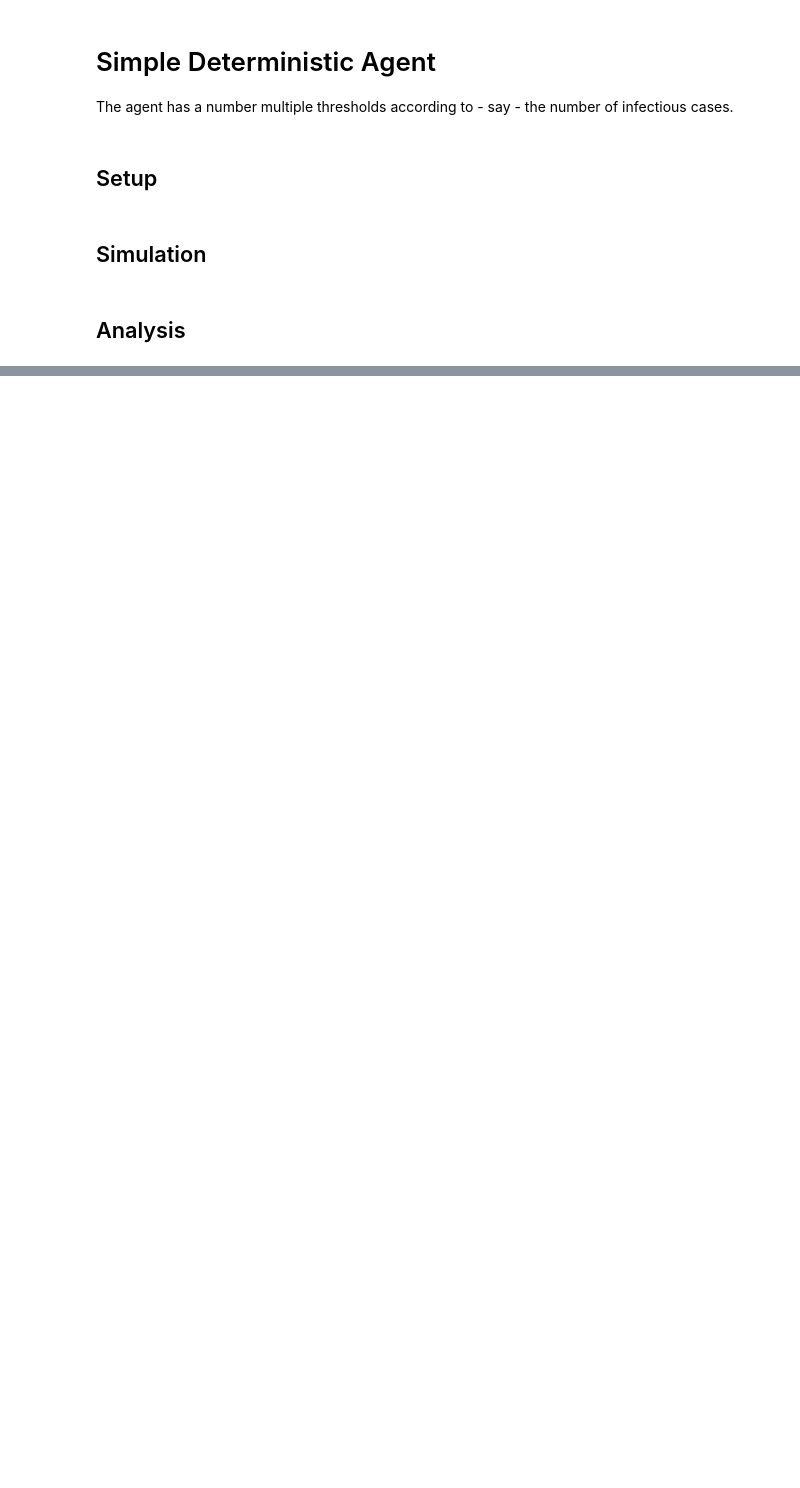
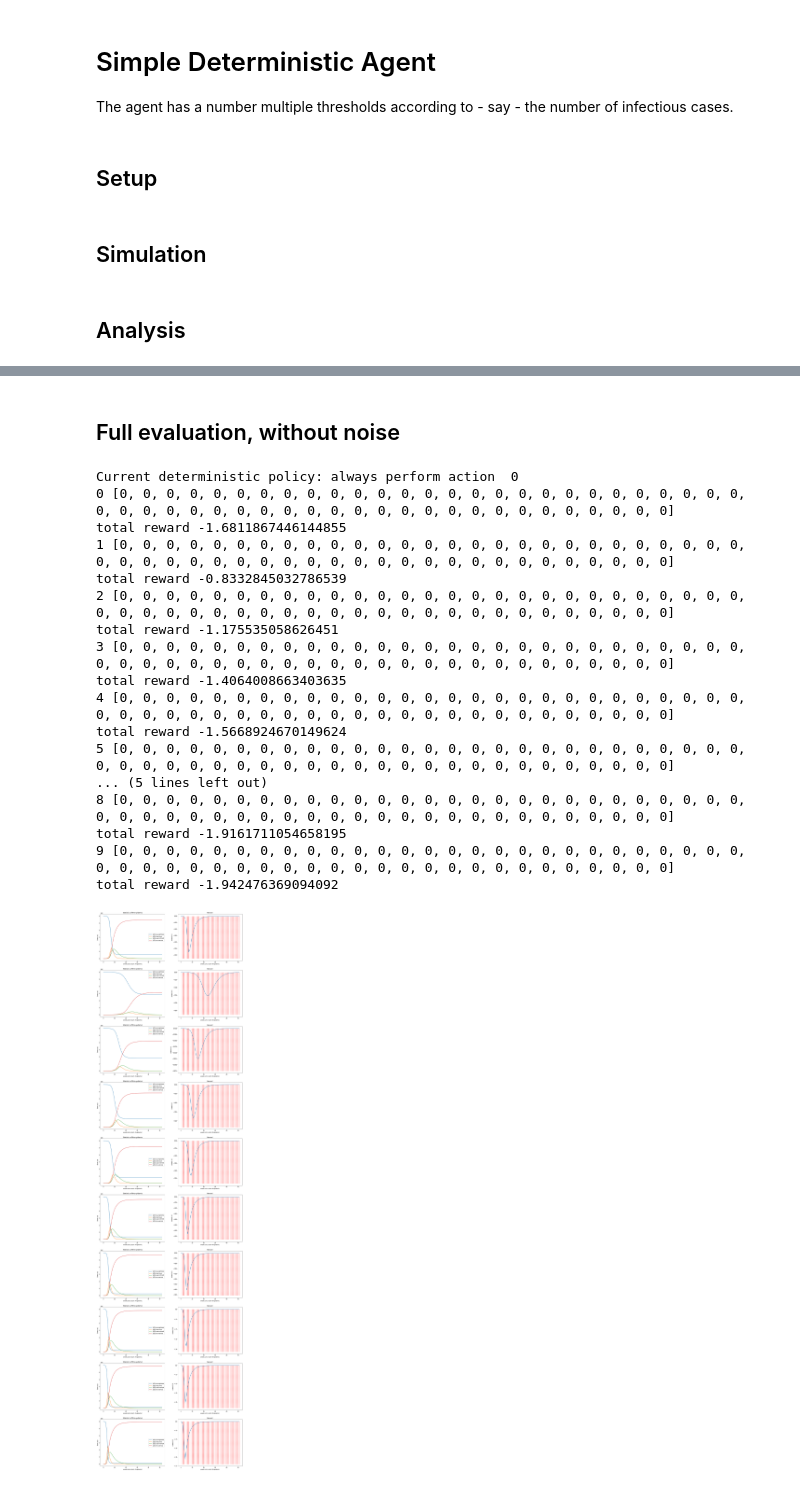
Before and after one commit to erolm-a/ai-coursework-2020, a Jupyter notebook: notebooks/run_deterministic.ipynb, the cells around one changed output, grey strips where cells are left out. Cells and saved outputs as stored; diff of their text form; code cells hidden in the pictures; blank space fills up the shorter version.

```diff
--- a/notebooks/run_deterministic.ipynb
+++ b/notebooks/run_deterministic.ipynb
@@ -102,0 +57,28 @@ Best policy: policy no.  2
+# %% [markdown]
+## Full evaluation, without noise
+# %%
+env = virl.Epidemic()
+
+for action in range(env.action_space.n):
+    print("Current deterministic policy: always perform action ", action)
+    utils.evaluate(make_policy(action), full_eval=True)
+    plt.show()
+# %% [output]
+Current deterministic policy: always perform action  0
+0 [0, 0, 0, 0, 0, 0, 0, 0, 0, 0, 0, 0, 0, 0, 0, 0, 0, 0, 0, 0, 0, 0, 0, 0, 0, 0, 0, 0, 0, 0, 0, 0, 0, 0, 0, 0, 0, 0, 0, 0, 0, 0, 0, 0, 0, 0, 0, 0, 0, 0, 0, 0]
+total reward -1.6811867446144855
+1 [0, 0, 0, 0, 0, 0, 0, 0, 0, 0, 0, 0, 0, 0, 0, 0, 0, 0, 0, 0, 0, 0, 0, 0, 0, 0, 0, 0, 0, 0, 0, 0, 0, 0, 0, 0, 0, 0, 0, 0, 0, 0, 0, 0, 0, 0, 0, 0, 0, 0, 0, 0]
+total reward -0.8332845032786539
+2 [0, 0, 0, 0, 0, 0, 0, 0, 0, 0, 0, 0, 0, 0, 0, 0, 0, 0, 0, 0, 0, 0, 0, 0, 0, 0, 0, 0, 0, 0, 0, 0, 0, 0, 0, 0, 0, 0, 0, 0, 0, 0, 0, 0, 0, 0, 0, 0, 0, 0, 0, 0]
+total reward -1.175535058626451
+3 [0, 0, 0, 0, 0, 0, 0, 0, 0, 0, 0, 0, 0, 0, 0, 0, 0, 0, 0, 0, 0, 0, 0, 0, 0, 0, 0, 0, 0, 0, 0, 0, 0, 0, 0, 0, 0, 0, 0, 0, 0, 0, 0, 0, 0, 0, 0, 0, 0, 0, 0, 0]
+total reward -1.4064008663403635
+4 [0, 0, 0, 0, 0, 0, 0, 0, 0, 0, 0, 0, 0, 0, 0, 0, 0, 0, 0, 0, 0, 0, 0, 0, 0, 0, 0, 0, 0, 0, 0, 0, 0, 0, 0, 0, 0, 0, 0, 0, 0, 0, 0, 0, 0, 0, 0, 0, 0, 0, 0, 0]
+total reward -1.5668924670149624
+5 [0, 0, 0, 0, 0, 0, 0, 0, 0, 0, 0, 0, 0, 0, 0, 0, 0, 0, 0, 0, 0, 0, 0, 0, 0, 0, 0, 0, 0, 0, 0, 0, 0, 0, 0, 0, 0, 0, 0, 0, 0, 0, 0, 0, 0, 0, 0, 0, 0, 0, 0, 0]
+... (5 lines left out)
+8 [0, 0, 0, 0, 0, 0, 0, 0, 0, 0, 0, 0, 0, 0, 0, 0, 0, 0, 0, 0, 0, 0, 0, 0, 0, 0, 0, 0, 0, 0, 0, 0, 0, 0, 0, 0, 0, 0, 0, 0, 0, 0, 0, 0, 0, 0, 0, 0, 0, 0, 0, 0]
+total reward -1.9161711054658195
+9 [0, 0, 0, 0, 0, 0, 0, 0, 0, 0, 0, 0, 0, 0, 0, 0, 0, 0, 0, 0, 0, 0, 0, 0, 0, 0, 0, 0, 0, 0, 0, 0, 0, 0, 0, 0, 0, 0, 0, 0, 0, 0, 0, 0, 0, 0, 0, 0, 0, 0, 0, 0]
+total reward -1.942476369094092
+[figure, added]
```
Also changed, not shown: parts of 8 cells of this notebook, 1 other file.
